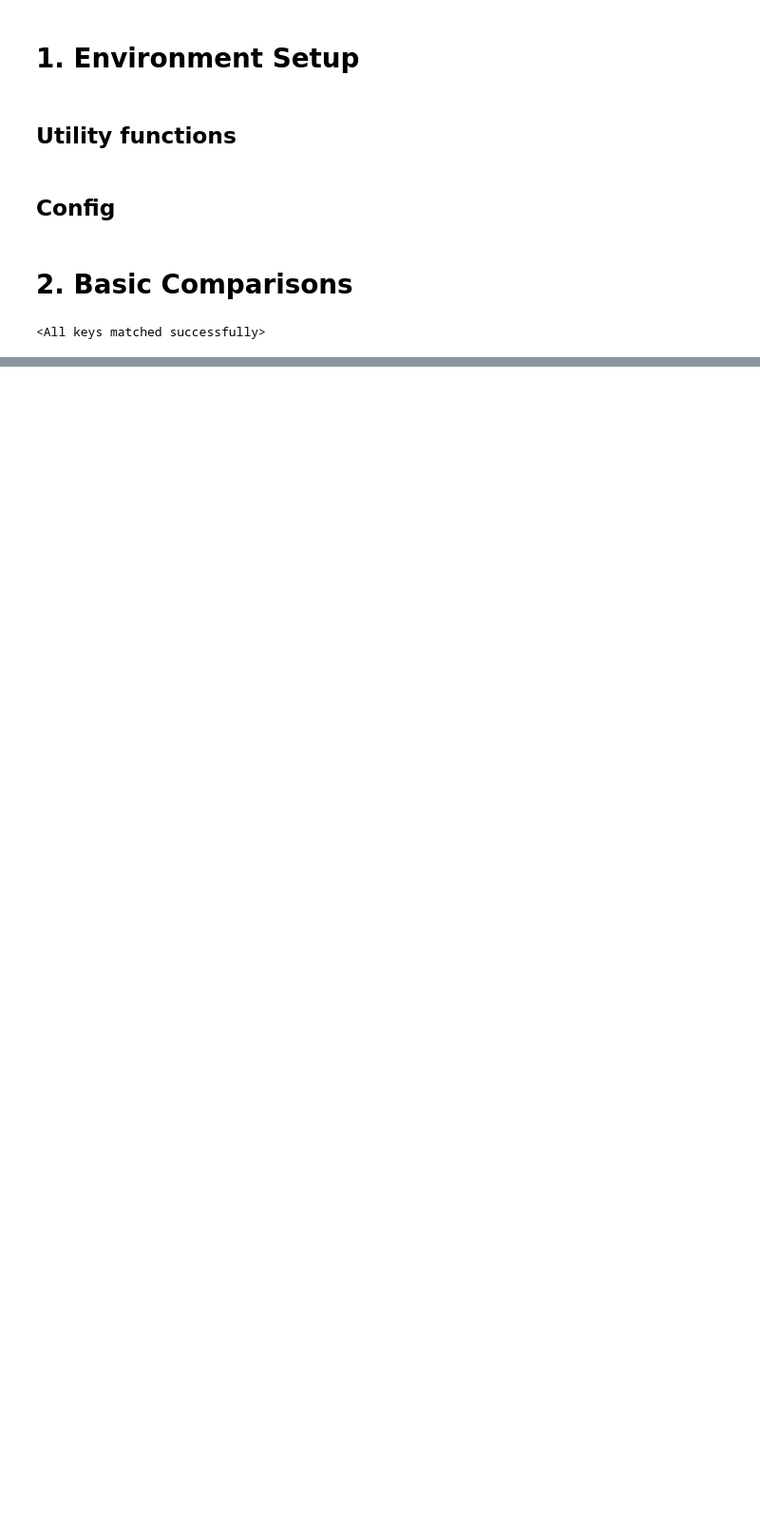
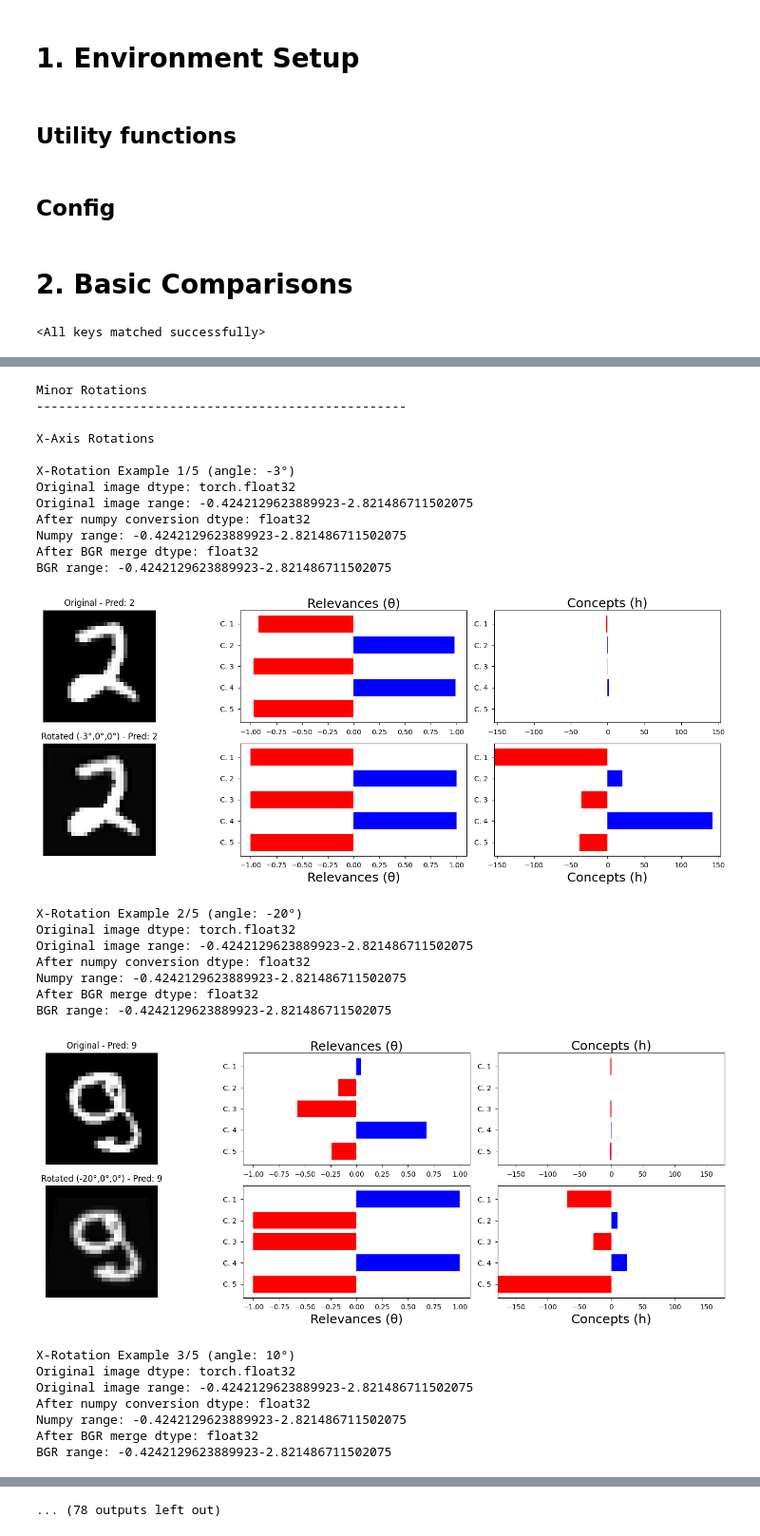
Before and after one commit to ngu-khoi/SENN, a Jupyter notebook: rotated_report.ipynb, the cells around one changed output, grey strips where cells are left out. Shown at 95% size. Saved outputs shown, nothing was run; the diff lists cells and outputs as text; code cells hidden in the pictures; blank space fills up the shorter version.

```diff
--- a/rotated_report.ipynb
+++ b/rotated_report.ipynb
@@ -261,0 +199,71 @@ Y-Rotation Example 1/5 (angle: 24°)
+# %%
+# Define rotation ranges
+minor_range = (-30, 30)  # Single tuple for minor
+moderate_ranges = [(-60, -31), (31, 60)]  # List of tuples for moderate
+extreme_ranges = [(-85, -61), (61, 85)]  # List of tuples for moderate
+
+def get_random_angle(angle_range):
+    """Get random angle from either a single range tuple or list of range tuples"""
+    if isinstance(angle_range[0], tuple):  # Multiple ranges (moderate/extreme)
+        selected_range = random.choice(angle_range)
+        return np.random.randint(selected_range[0], selected_range[1])
+    else:  # Single range (minor)
+        return np.random.randint(angle_range[0], angle_range[1])
+
+# Example usage in your loop:
+for severity, ranges in [
+    ("Minor", minor_range),
+    ("Moderate", moderate_ranges),
+    ("Extreme", extreme_ranges)
+]:
+    print(f"\n{severity} Rotations")
+    print("-" * 50)
+
+    # For each axis (X, Y, Z)
+    for axis in ["X", "Y", "Z"]:
+        print(f"\n{axis}-Axis Rotations")
+        for i in range(5):
+            test_batch, _ = next(iter(mnist_test_dl))
+            random_idx = np.random.randint(0, len(test_batch))
+            sample_image = test_batch[random_idx]
+
+            angle = get_random_angle(ranges)
+            print(f"\n{axis}-Rotation Example {i+1}/5 (angle: {angle}°)")
+
+            rotation_args = {
+                f"{axis.lower()}_rotation": angle
+            }
+            show_explanation_with_rotation(
+                model=mnist_SENN,
+                image=sample_image,
+                **rotation_args
+            )
+# %% [output]
+Minor Rotations
+--------------------------------------------------
+
+X-Axis Rotations
+
+X-Rotation Example 1/5 (angle: -3°)
+Original image dtype: torch.float32
+Original image range: -0.4242129623889923-2.821486711502075
+After numpy conversion dtype: float32
+Numpy range: -0.4242129623889923-2.821486711502075
+After BGR merge dtype: float32
+BGR range: -0.4242129623889923-2.821486711502075
+[figure, added]
+X-Rotation Example 2/5 (angle: -20°)
+Original image dtype: torch.float32
+Original image range: -0.4242129623889923-2.821486711502075
+After numpy conversion dtype: float32
+Numpy range: -0.4242129623889923-2.821486711502075
+After BGR merge dtype: float32
+BGR range: -0.4242129623889923-2.821486711502075
+[figure, added]
+X-Rotation Example 3/5 (angle: 10°)
+Original image dtype: torch.float32
+Original image range: -0.4242129623889923-2.821486711502075
+After numpy conversion dtype: float32
+Numpy range: -0.4242129623889923-2.821486711502075
+After BGR merge dtype: float32
+BGR range: -0.4242129623889923-2.821486711502075
@@ -261,0 +297 @@ Y-Rotation Example 1/5 (angle: 24°)
+... (78 outputs left out)
```
Also changed, not shown: parts of 5 cells of this notebook, 2 other files.
